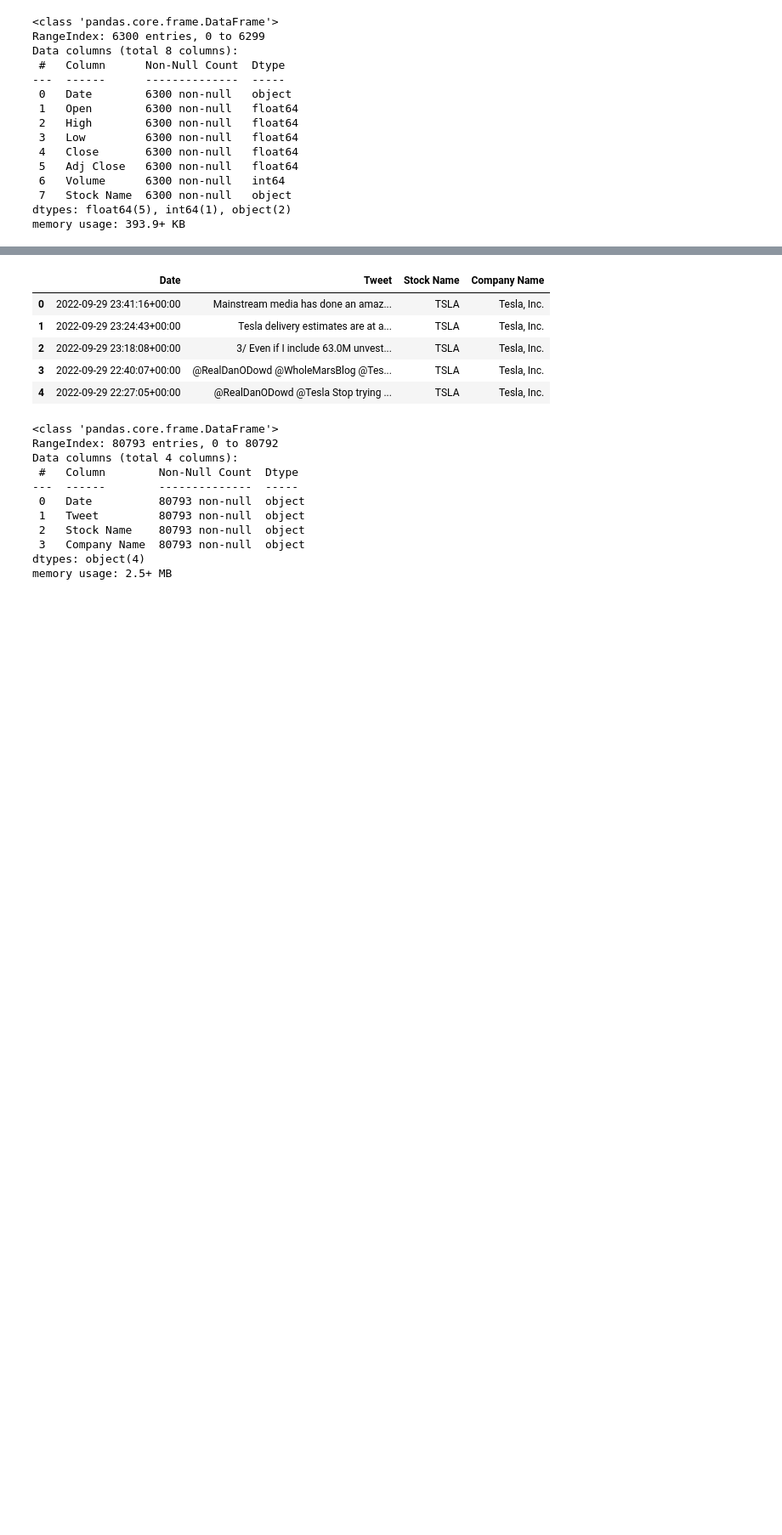
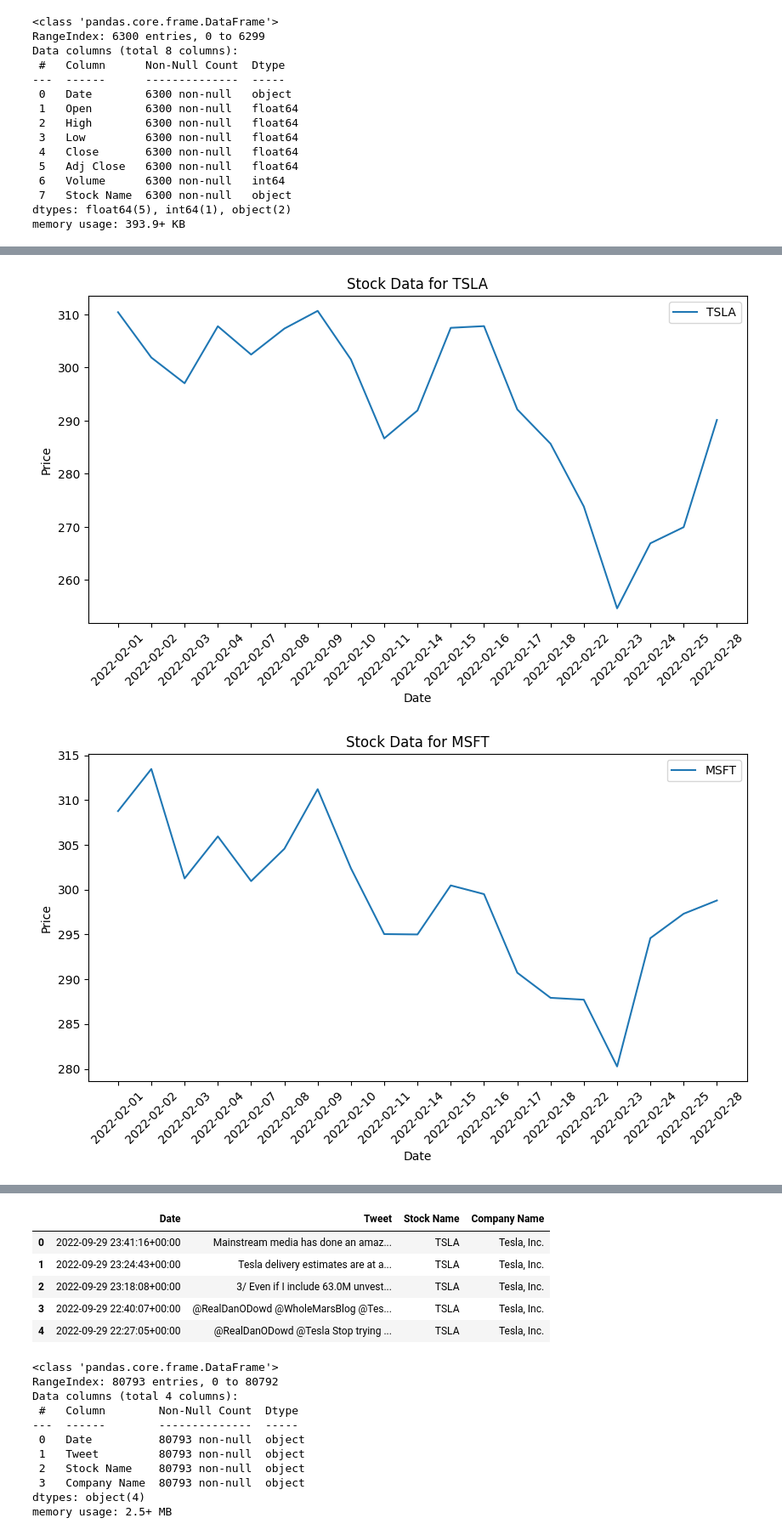
Before and after one commit to AngieP48/project-3, a Jupyter notebook: Marks Code.ipynb, the cells around one changed output, grey strips where cells are left out. Shown at 85% size. Drawn from its saved outputs; the diff is of its cells as text; code cells hidden in the pictures; blank space fills up the shorter version.

```diff
--- a/Marks Code.ipynb
+++ b/Marks Code.ipynb
@@ -42,6 +49,6 @@ dtypes: float64(5), int64(1), object(2)
 memory usage: 393.9+ KB
 # %%
 # Convert 'Date' column to datetime
-stock_data_df['Date'] = pd.to_datetime(stock_data_df['Date'])
+# stock_data_df['Date'] = pd.to_datetime(stock_data_df['Date'])
 
-stock_data_df.head()
+# stock_data_df.head()
@@ -75,0 +55,9 @@ KeyError: "None of ['Date'] are in the columns"
+# %%
+stock_names_of_interest = ['TSLA', 'MSFT', 'PG', 'META', 'AMZN']
+
+# Filter DataFrame to only include specified stocks
+test_stock_data_df = stock_data_df[stock_data_df['Stock Name'].isin(stock_names_of_interest)]
+test_stock_data_df = test_stock_data_df.drop(columns=['High', 'Low', 'Adj Close', 'Volume'])
+test_stock_data_df['Price Change'] = test_stock_data_df['Close'] - test_stock_data_df['Open']
+
+test_stock_data_df
@@ -75,0 +78,23 @@ KeyError: "None of ['Date'] are in the columns"
+# %%
+# Define the specific date range
+start_date = '2022-02-01'
+end_date = '2022-02-28'
+
+filtered_stock_data_df = test_stock_data_df[(test_stock_data_df['Date'] >= start_date) & (test_stock_data_df['Date'] <= end_date)]
+
+for stock_name in stock_names_of_interest:
+    # Filter the DataFrame for the current stock
+    stock_df = filtered_stock_data_df[filtered_stock_data_df['Stock Name'] == stock_name]
+
+    # Plot the stock data
+    plt.figure(figsize=(10, 5))
+    plt.plot(stock_df['Date'], stock_df['Close'], label=stock_name)
+    plt.title(f'Stock Data for {stock_name}')
+    plt.xlabel('Date')
+    plt.xticks(rotation=45)
+    plt.ylabel('Price')
+    plt.legend()
+    plt.show()
+# %% [output]
+[figure, added]
+[figure, added]
```
Also changed, not shown: parts of 11 cells of this notebook.
